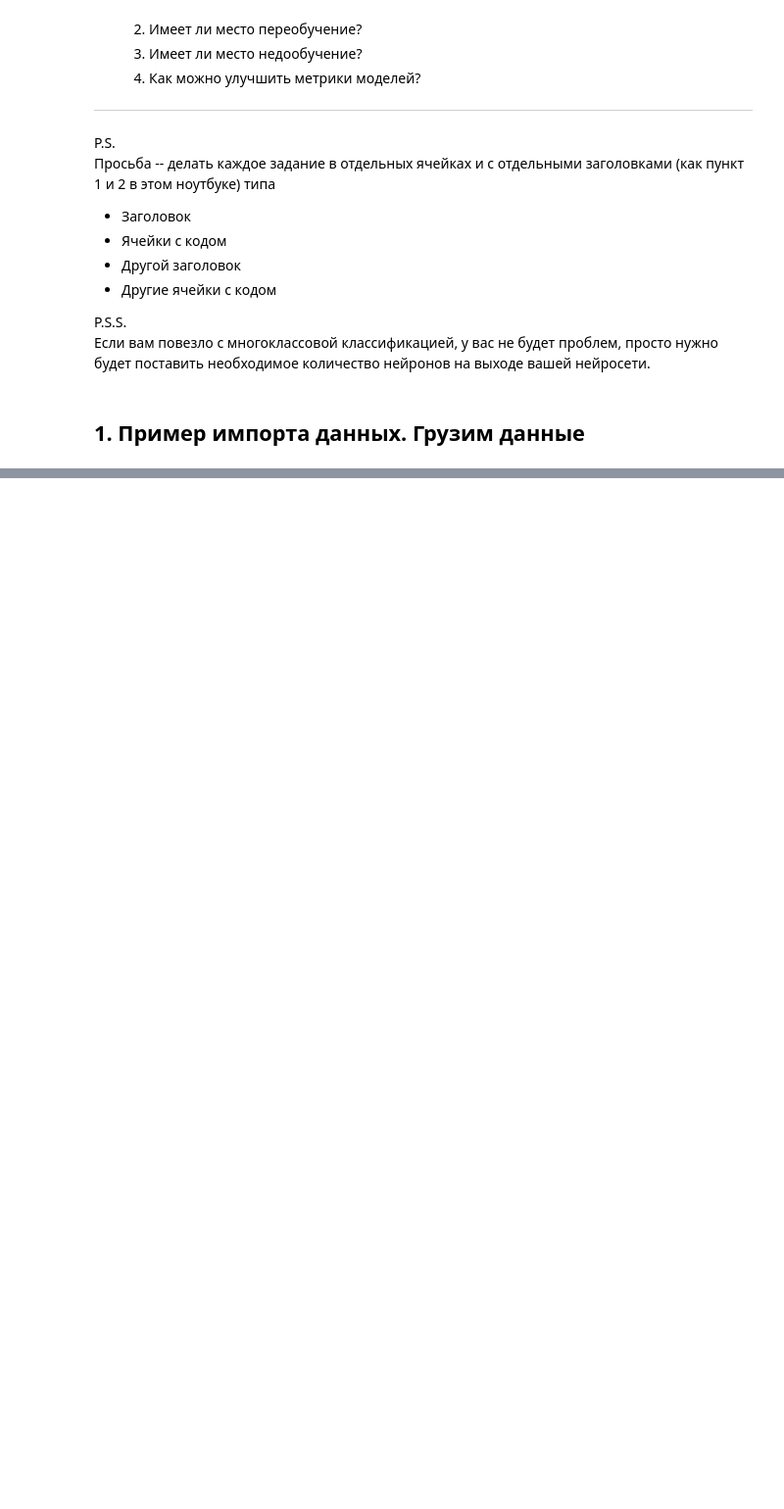
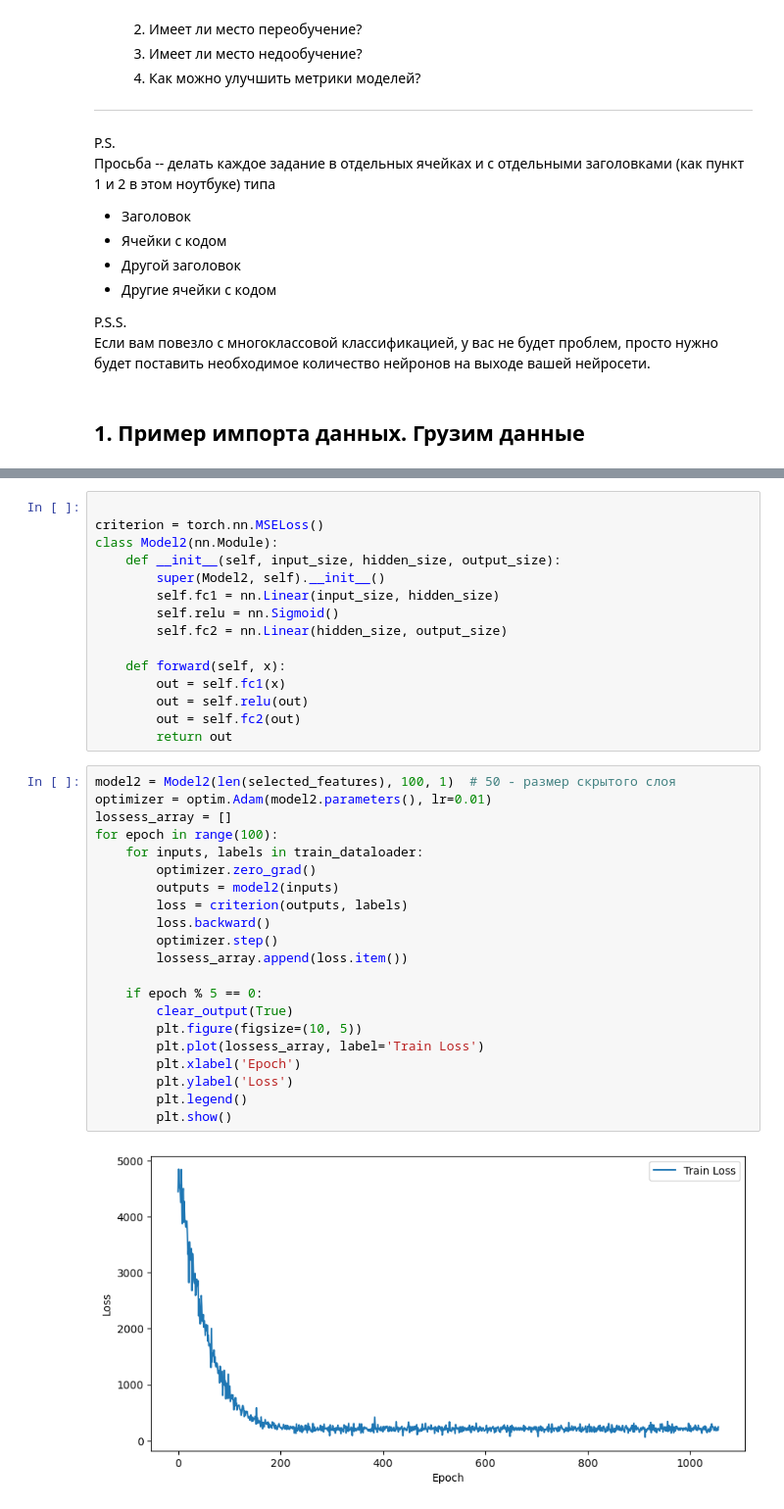
Before and after one commit to zamuragin03/LR1_ML, a Jupyter notebook: LR4/04_lab_dl_intro.ipynb, the cells around one changed output, grey strips where cells are left out. Shown: that part at 98% size. Saved outputs shown, nothing was run; the diff lists cells and outputs as text; blank space fills up the shorter version.

```diff
--- a/LR4/04_lab_dl_intro.ipynb
+++ b/LR4/04_lab_dl_intro.ipynb
@@ -64,0 +205,38 @@ data = pd.read_csv(path_to_dataset, sep='\t')  # если нужно, можно
+# %%
+
+criterion = torch.nn.MSELoss()
+class Model2(nn.Module):
+    def __init__(self, input_size, hidden_size, output_size):
+        super(Model2, self).__init__()
+        self.fc1 = nn.Linear(input_size, hidden_size)
+        self.relu = nn.Sigmoid()
+        self.fc2 = nn.Linear(hidden_size, output_size)
+
+    def forward(self, x):
+        out = self.fc1(x)
+        out = self.relu(out)
+        out = self.fc2(out)
+        return out
+# %%
+model2 = Model2(len(selected_features), 100, 1)  # 50 - размер скрытого слоя
+optimizer = optim.Adam(model2.parameters(), lr=0.01)
+lossess_array = []
+for epoch in range(100):
+    for inputs, labels in train_dataloader:
+        optimizer.zero_grad()
+        outputs = model2(inputs)
+        loss = criterion(outputs, labels)
+        loss.backward()
+        optimizer.step()
+        lossess_array.append(loss.item())
+
+    if epoch % 5 == 0:
+        clear_output(True)
+        plt.figure(figsize=(10, 5))
+        plt.plot(lossess_array, label='Train Loss')
+        plt.xlabel('Epoch')
+        plt.ylabel('Loss')
+        plt.legend()
+        plt.show()
+# %% [output]
+[figure, added]
```
Also changed, not shown: parts of 15 cells of this notebook, 1 other file.
